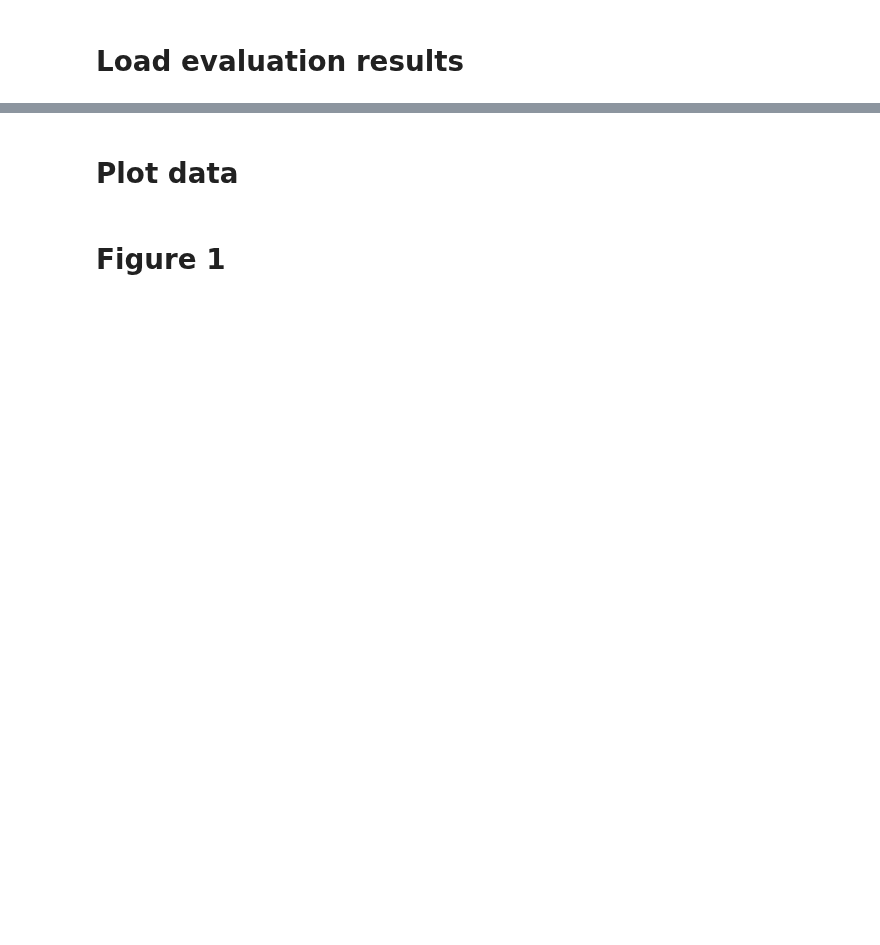
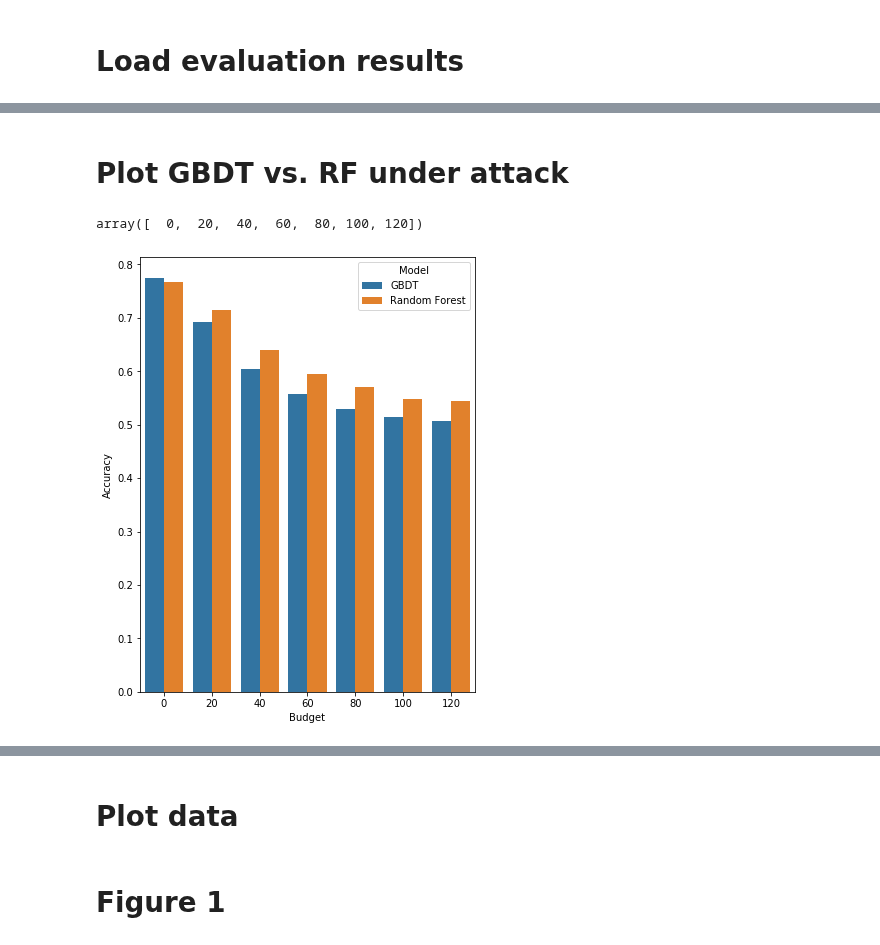
Before and after one commit to gtolomei/treant, a Jupyter notebook: src/Plotting.ipynb, the cells around one changed output, grey strips where cells are left out. Saved outputs shown, nothing was run; the diff lists cells and outputs as text; code cells hidden in the pictures; blank space fills up the shorter version.

Commit message:
Adding plotting scripts

```diff
--- a/src/Plotting.ipynb
+++ b/src/Plotting.ipynb
@@ -12,5 +12,5 @@ import seaborn as sns
 # %% [markdown]
 # Load evaluation results
 # %%
-DATASET_NAME = "census" #wine
-RESULT_FILE = "../out/results/{}.csv".format(DATASET_NAME)
+DATASET_NAME = "wine" #census
+RESULT_FILE = "../out/eval/{}.csv".format(DATASET_NAME)
@@ -22,0 +28,2 @@ eval_df.head()
+# %%
+eval_df['Accuracy'] = 1 - eval_df['Binary Err Rate']
@@ -22,0 +39,4 @@ eval_df.head()
+# %%
+colnames = eval_df.columns.tolist()
+new_colnames = colnames[:3] + [colnames[-1]] + colnames[3:-1]
+eval_df = eval_df[new_colnames]
@@ -22,0 +52,2 @@ eval_df.head()
+# %% [markdown]
+# Plot GBDT vs. RF under attack
@@ -22,0 +56,9 @@ eval_df.head()
+# %%
+atk_budgets
+# %% [output]
+array([  0,  20,  40,  60,  80, 100, 120])
+# %%
+fig, ax = plt.subplots(1, 1, figsize=(6,8))
+ax = sns.barplot(x="Budget", y="Accuracy", hue="Model", data=eval_df[(eval_df['Model']=='GBDT') | (eval_df['Model']=='Random Forest')])
+# %% [output]
+[figure, added]
```
Also changed, not shown: parts of 6 cells of this notebook, 1 other file.
